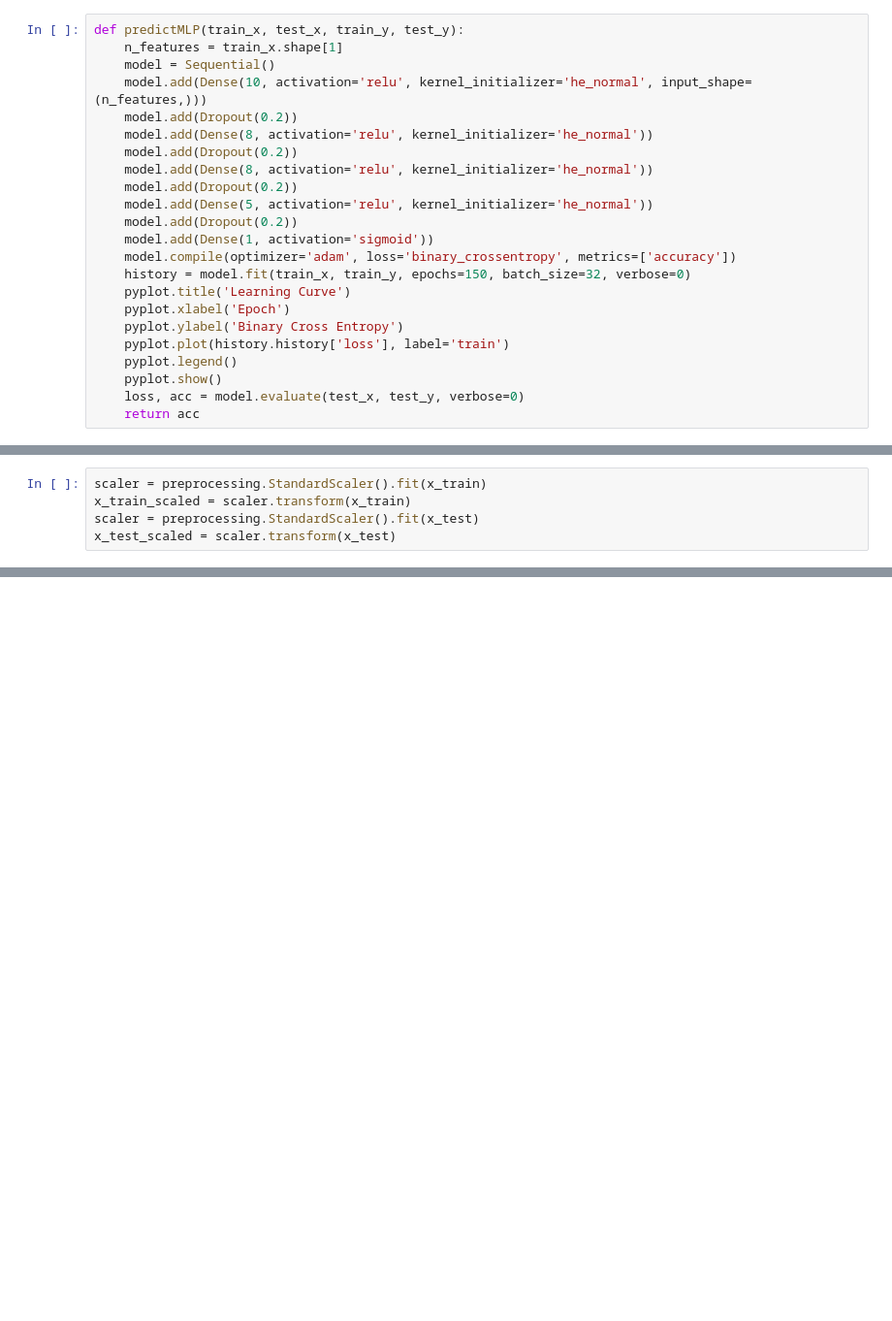
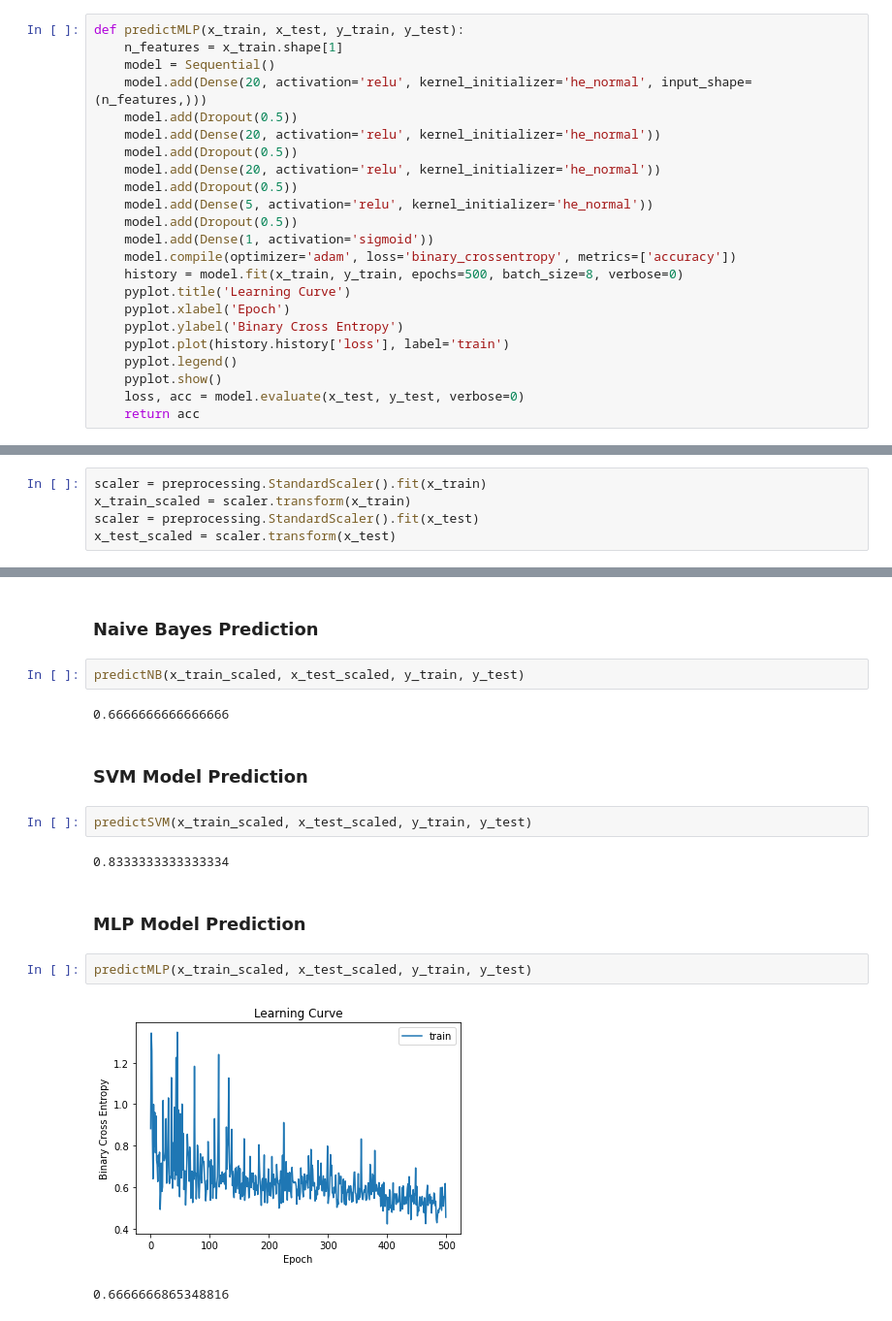
Before and after one commit to taradactyl27/nft-sentiment-analysis, a Jupyter notebook: nftsentiment.ipynb, the cells around one changed output, grey strips where cells are left out. Shown: that part at 97% size. Cells and saved outputs as stored; diff of their text form; blank space fills up the shorter version.

Commit message:
basic running models

```diff
--- a/nftsentiment.ipynb
+++ b/nftsentiment.ipynb
@@ -246,27 +247,27 @@ def predictSVM(train_x, test_x, train_y, test_y):
 # %% [markdown]
 ### Multilayer Perceptron (MLP)
 # %%
-def predictMLP(train_x, test_x, train_y, test_y):
-    n_features = train_x.shape[1]
+def predictMLP(x_train, x_test, y_train, y_test):
+    n_features = x_train.shape[1]
     model = Sequential()
-    model.add(Dense(10, activation='relu', kernel_initializer='he_normal', input_shape=(n_features,)))
-    model.add(Dropout(0.2))
-    model.add(Dense(8, activation='relu', kernel_initializer='he_normal'))
-    model.add(Dropout(0.2))
-    model.add(Dense(8, activation='relu', kernel_initializer='he_normal'))
-    model.add(Dropout(0.2))
+    model.add(Dense(20, activation='relu', kernel_initializer='he_normal', input_shape=(n_features,)))
+    model.add(Dropout(0.5))
+    model.add(Dense(20, activation='relu', kernel_initializer='he_normal'))
+    model.add(Dropout(0.5))
+    model.add(Dense(20, activation='relu', kernel_initializer='he_normal'))
+    model.add(Dropout(0.5))
     model.add(Dense(5, activation='relu', kernel_initializer='he_normal'))
-    model.add(Dropout(0.2))
+    model.add(Dropout(0.5))
     model.add(Dense(1, activation='sigmoid'))
     model.compile(optimizer='adam', loss='binary_crossentropy', metrics=['accuracy'])
-    history = model.fit(train_x, train_y, epochs=150, batch_size=32, verbose=0)
+    history = model.fit(x_train, y_train, epochs=500, batch_size=8, verbose=0)
     pyplot.title('Learning Curve')
     pyplot.xlabel('Epoch')
     pyplot.ylabel('Binary Cross Entropy')
     pyplot.plot(history.history['loss'], label='train')
     pyplot.legend()
     pyplot.show()
-    loss, acc = model.evaluate(test_x, test_y, verbose=0)
+    loss, acc = model.evaluate(x_test, y_test, verbose=0)
     return acc
 # %% [markdown]
 ## Data Preprocessing
@@ -289,0 +293,19 @@ x_test_scaled = scaler.transform(x_test)
+# %% [markdown]
+### Naive Bayes Prediction
+# %%
+predictNB(x_train_scaled, x_test_scaled, y_train, y_test)
+# %% [output]
+0.6666666666666666
+# %% [markdown]
+### SVM Model Prediction
+# %%
+predictSVM(x_train_scaled, x_test_scaled, y_train, y_test)
+# %% [output]
+0.8333333333333334
+# %% [markdown]
+### MLP Model Prediction
+# %%
+predictMLP(x_train_scaled, x_test_scaled, y_train, y_test)
+# %% [output]
+[figure, added]
+0.6666666865348816
```
Also changed, not shown: parts of 4 cells of this notebook.
